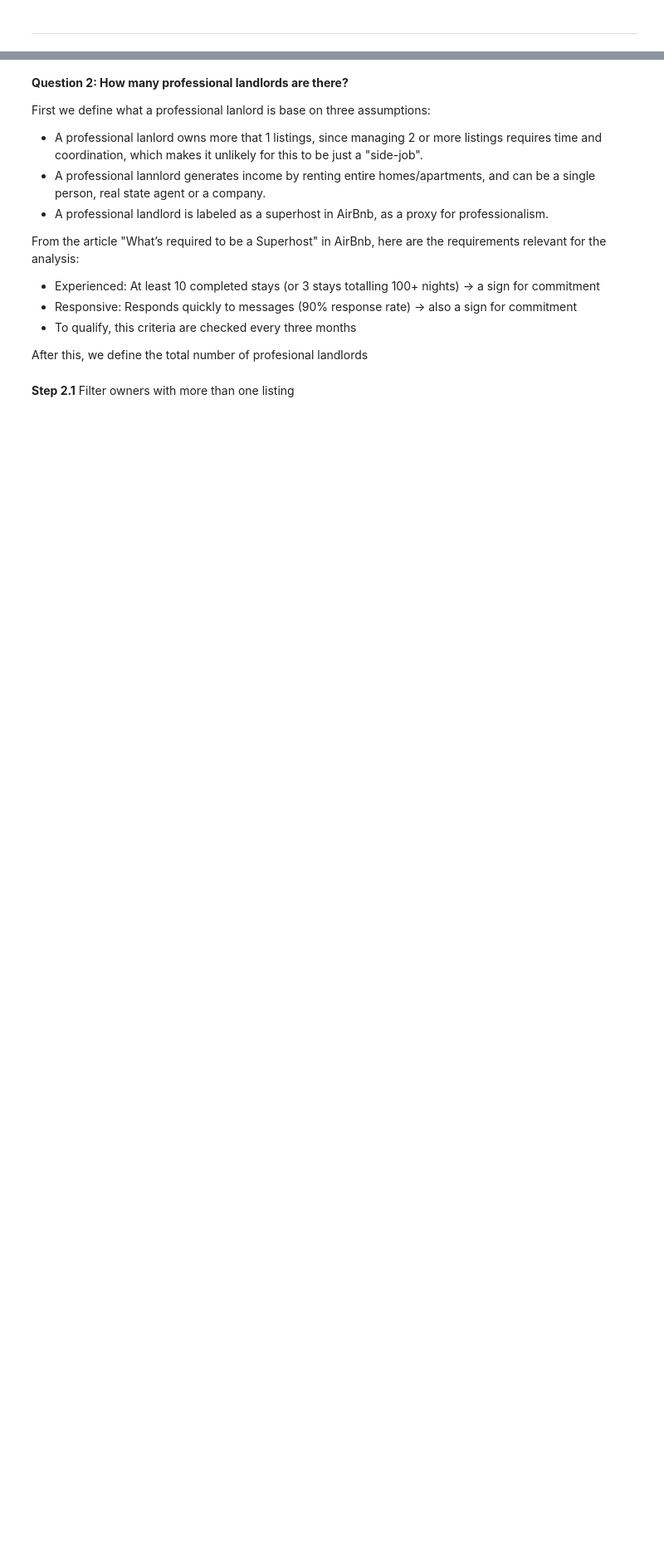
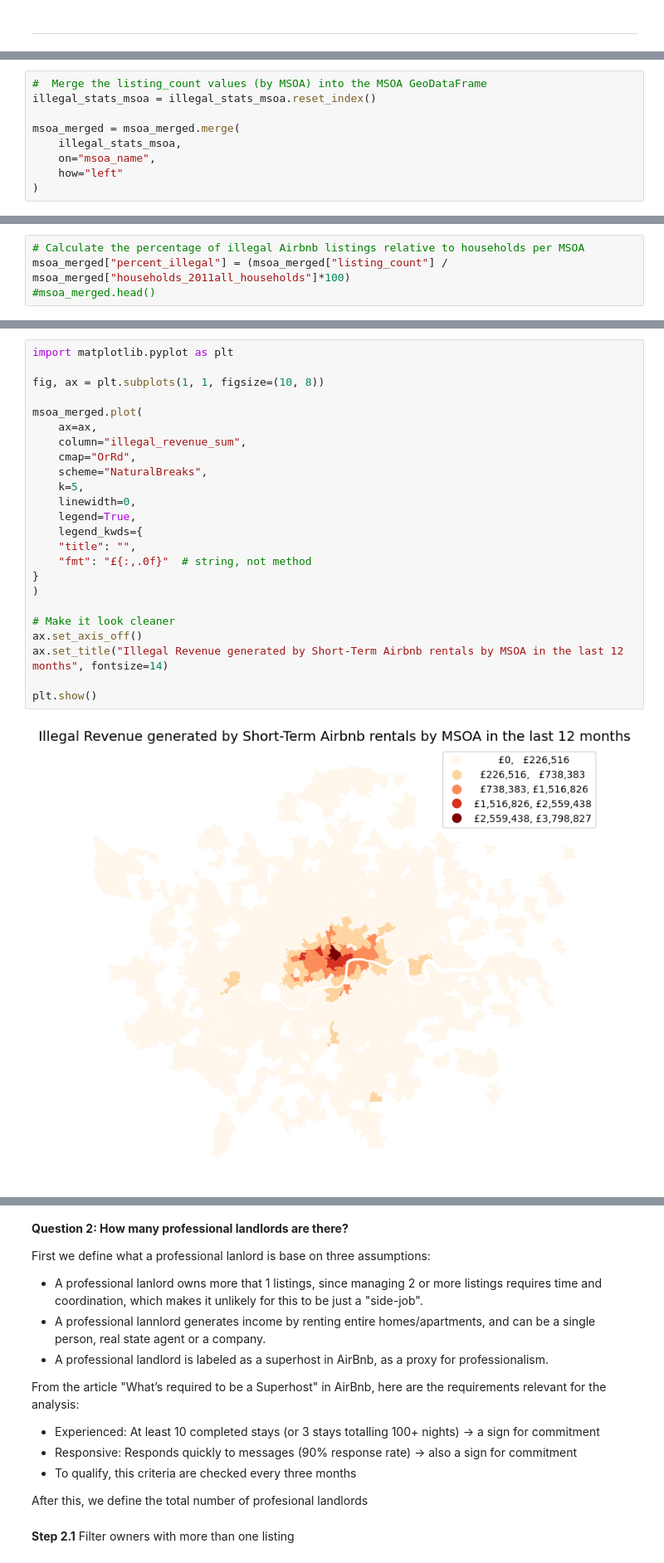
Before and after one commit to emilydugmore/0013_Assesment, a Jupyter notebook: Draft.ipynb, the cells around one changed output, grey strips where cells are left out. Shown: that part at 83% size. Cells and saved outputs as stored; diff of their text form; blank space fills up the shorter version.

```diff
--- a/Draft.ipynb
+++ b/Draft.ipynb
@@ -1013,0 +863,9 @@ msoa_merged.plot(
+# %%
+#  Merge the listing_count values (by MSOA) into the MSOA GeoDataFrame
+illegal_stats_msoa = illegal_stats_msoa.reset_index()
+
+msoa_merged = msoa_merged.merge(
+    illegal_stats_msoa,
+    on="msoa_name",
+    how="left"
+)
@@ -1013,0 +878,4 @@ msoa_merged.plot(
+# %%
+# Calculate the percentage of illegal Airbnb listings relative to households per MSOA
+msoa_merged["percent_illegal"] = (msoa_merged["listing_count"] / msoa_merged["households_2011all_households"]*100)
+#msoa_merged.head()
@@ -1013,0 +884,26 @@ msoa_merged.plot(
+# %%
+import matplotlib.pyplot as plt
+
+fig, ax = plt.subplots(1, 1, figsize=(10, 8))
+
+msoa_merged.plot(
+    ax=ax,
+    column="illegal_revenue_sum",
+    cmap="OrRd",
+    scheme="NaturalBreaks",
+    k=5,
+    linewidth=0,
+    legend=True,
+    legend_kwds={
+    "title": "",
+    "fmt": "£{:,.0f}"  # string, not method
+}
+)
+
+# Make it look cleaner
+ax.set_axis_off()
+ax.set_title("Illegal Revenue generated by Short-Term Airbnb rentals by MSOA in the last 12 months", fontsize=14)
+
+plt.show()
+# %% [output]
+[figure, added]
```
Also changed, not shown: parts of 74 cells of this notebook.
